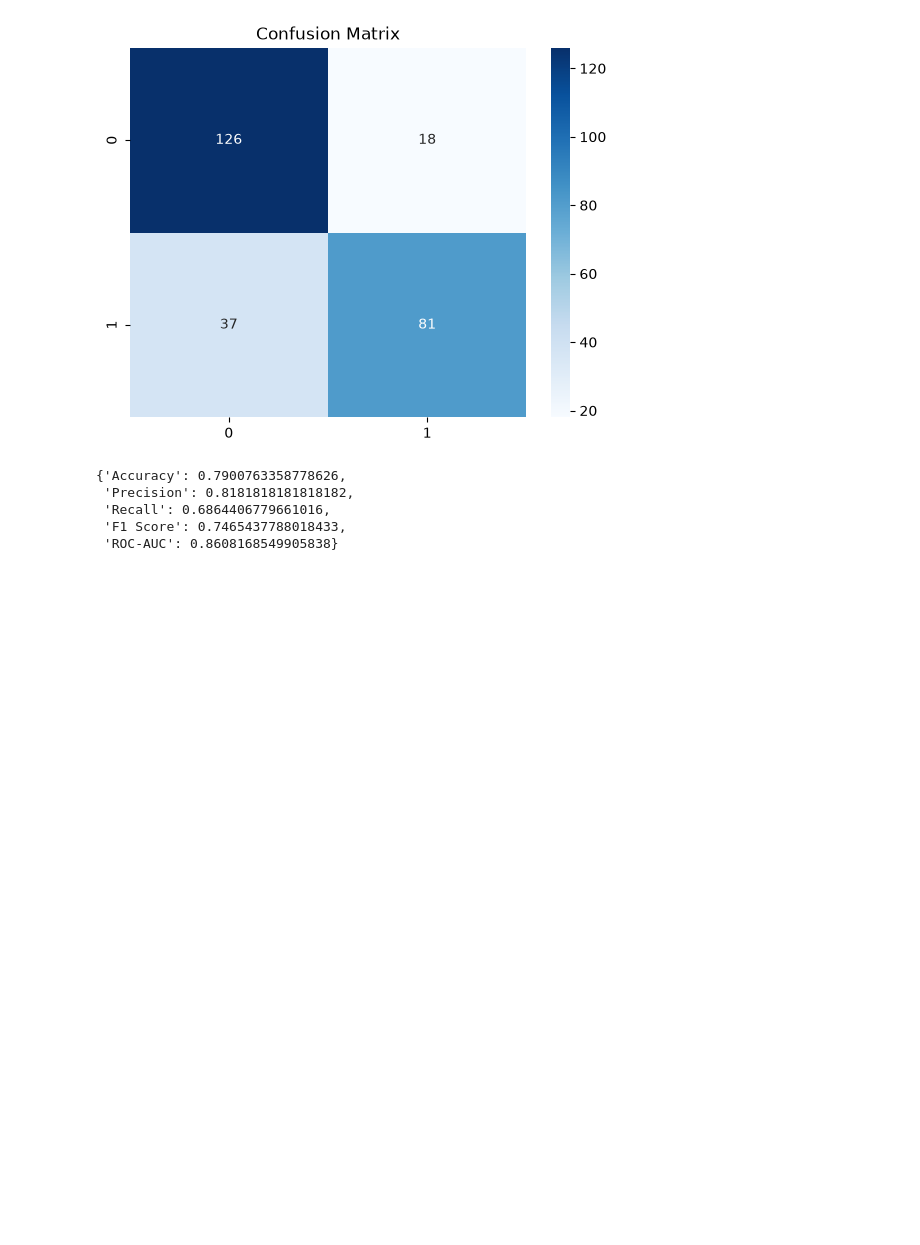
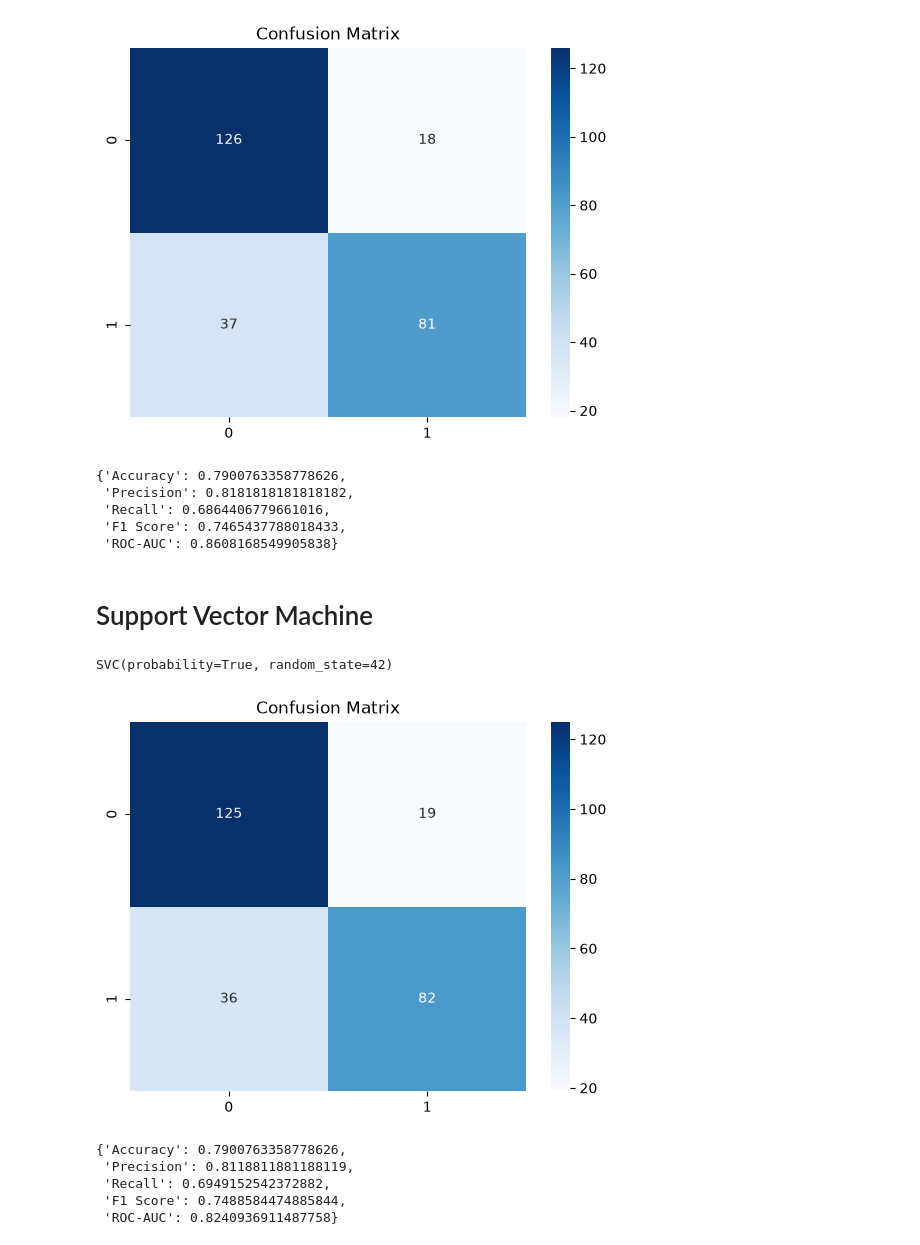
Before and after one commit to Mohamadzf23/titanic-survival-classification, a Jupyter notebook: src/titanic_classification.ipynb, the cells around one changed output. Cells and saved outputs as stored; diff of their text form; code cells hidden in the pictures; blank space fills up the shorter version.

Commit message:
add Support Vector Machine

```diff
--- a/src/titanic_classification.ipynb
+++ b/src/titanic_classification.ipynb
@@ -730,3 +730,17 @@ evaluate(gb, X_test_scaled, y_test)
  'Recall': 0.6864406779661016,
  'F1 Score': 0.7465437788018433,
  'ROC-AUC': 0.8608168549905838}
+# %% [markdown]
+# Support Vector Machine
+# %%
+svm = SVC(
+    C=1.0,
+    kernel="rbf",
+    gamma="scale",
+    probability=True,
+    random_state=42
+)
+
+svm.fit(X_train_scaled, y_train)
+# %% [output]
+SVC(probability=True, random_state=42)
@@ -732,0 +749,12 @@ evaluate(gb, X_test_scaled, y_test)
+# %%
+plot_confusion_matrix(svm, X_test_scaled, y_test)
+# %% [output]
+[figure, added]
+# %%
+evaluate(svm, X_test_scaled, y_test)
+# %% [output]
+{'Accuracy': 0.7900763358778626,
+ 'Precision': 0.8118811881188119,
+ 'Recall': 0.6949152542372882,
+ 'F1 Score': 0.7488584474885844,
+ 'ROC-AUC': 0.8240936911487758}
```
Also changed, not shown: parts of 1 cell of this notebook.
